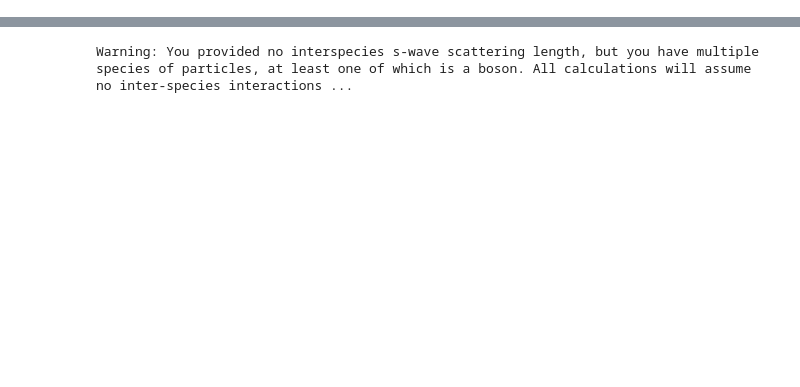
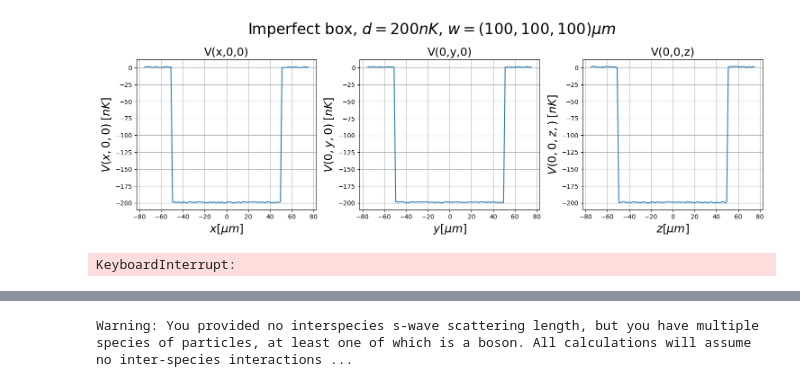
Before and after one commit to lightmat/lightmat, a Jupyter notebook: test_statistics.ipynb, the cells around one changed output, grey strips where cells are left out. Cells and saved outputs as stored; diff of their text form; code cells hidden in the pictures; blank space fills up the shorter version.

```diff
--- a/test_statistics.ipynb
+++ b/test_statistics.ipynb
@@ -4,0 +58,61 @@ import matplotlib.pyplot as plt
+# %%
+def imperfect_box(
+        x: Union[float, np.ndarray],
+        y: Union[float, np.ndarray],
+        z: Union[float, np.ndarray],
+        box_depth: float = 200.,
+        box_width: Tuple[float] = (100., 100., 100.),
+        inhomogenity: float = 0.01
+) -> Union[float, np.ndarray]:
+    """Return a perfect box potential of depth `box_depth` in [k_B x nK] for given position(s) in [μm].
+       The size of the box in each direction around 0 is given by `box_width` in [μm].
+
+        Args:
+            x, y, z: position in [μm]
+            box_depth: box depth in [k_B x nK]. Defaults to 2000nK.
+            box_width: region [-box_width/2 μm, box_width/2 μm] is -`box_depth`nK, else potential is 0nK.
+                       Defaults to (100, 100, 100)μm.
+            inhomogenity: This number times `box_depth` gives the noise magnitude.
+
+        Returns:
+            V(x, y, z): box potential in [k_B x nK], array of same shape as x, y, z
+    """
+    # Check if the positions are within the box
+    in_box = (np.abs(x) <= box_width[0] / 2) & \
+             (np.abs(y) <= box_width[1] / 2) & \
+             (np.abs(z) <= box_width[2] / 2)
+
+    # Apply the potential: -box_depth inside the box, 0 outside
+    perfect_box = np.where(in_box, -box_depth, 0.)
+    noise = np.random.rand(*perfect_box.shape) * inhomogenity * box_depth
+    return perfect_box + noise
+
+
+x = np.linspace(-75, 75, 101)
+y = np.linspace(-75, 75, 101)
+z = np.linspace(-75, 75, 101)
+
+fig, axs = plt.subplots(1, 3, figsize=(15, 5))
+fig.suptitle(r'Imperfect box, $d=200nK$, $w=(100, 100, 100) \mu m$', fontsize=24)
+
+axs[0].plot(x, imperfect_box(x,0,0))
+axs[0].set_xlabel(r'$x[\mu m]$', fontsize=18)
+axs[0].set_ylabel(r'$V(x,0,0) \; [nK]$', fontsize=18)
+axs[0].set_title('V(x,0,0)', fontsize=18)
+axs[0].grid(True)
+
+axs[1].plot(x, imperfect_box(0,y,0))
+axs[1].set_xlabel(r'$y[\mu m]$', fontsize=18)
+axs[1].set_ylabel(r'$V(0,y,0) \; [nK]$', fontsize=18)
+axs[1].set_title('V(0,y,0)', fontsize=18)
+axs[1].grid(True)
+
+axs[2].plot(x, imperfect_box(0,0,z))
+axs[2].set_xlabel(r'$z[\mu m]$', fontsize=18)
+axs[2].set_ylabel(r'$V(0,0,z,) \; [nK]$', fontsize=18)
+axs[2].set_title('V(0,0,z)', fontsize=18)
+axs[2].grid(True)
+
+fig.tight_layout()
+# %% [output]
+[figure, added]
@@ -4,0 +124,12 @@ import matplotlib.pyplot as plt
+# %%
+x = np.linspace(-100, 100, 101)
+y = np.linspace(-100, 100, 101)
+z = 0
+
+for spline_x in basis_set.splines_x:
+    for spline_y in basis_set.splines_y:
+        for spline_z in basis_set.splines_z:
+            basis_func = BSplineSpacialBasisFunction(spline_x, spline_y, spline_z)
+            basis_func.eval(x, y, z)
+# %% [output]
+KeyboardInterrupt:
```
Also changed, not shown: parts of 21 cells of this notebook, 8 other files.
